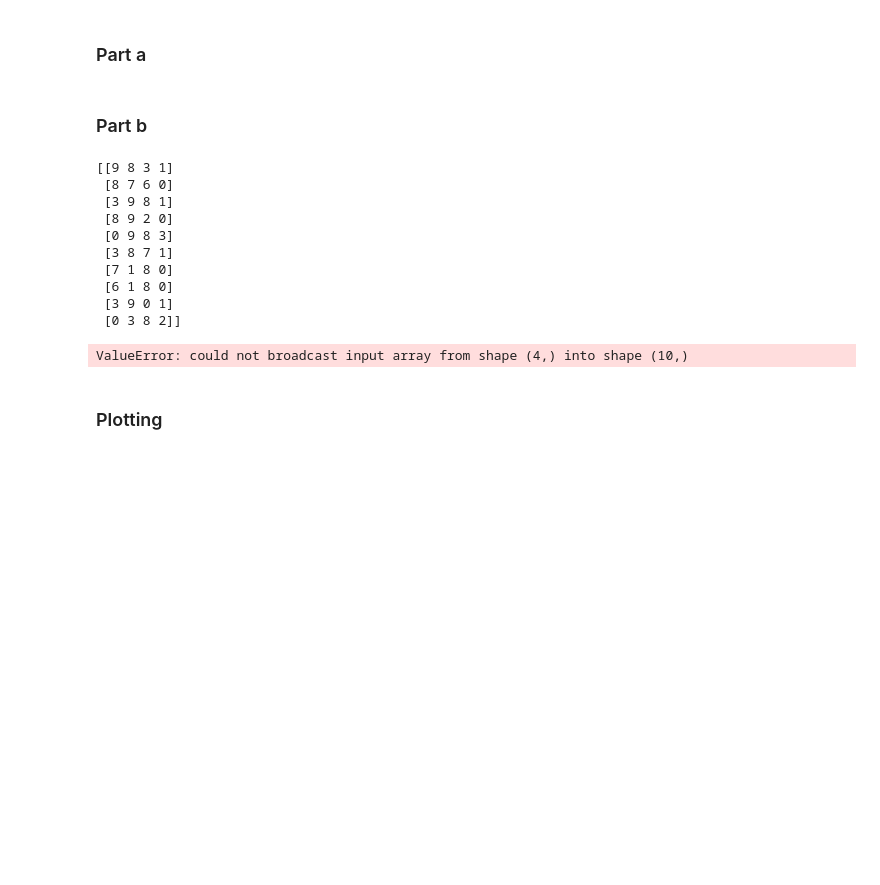
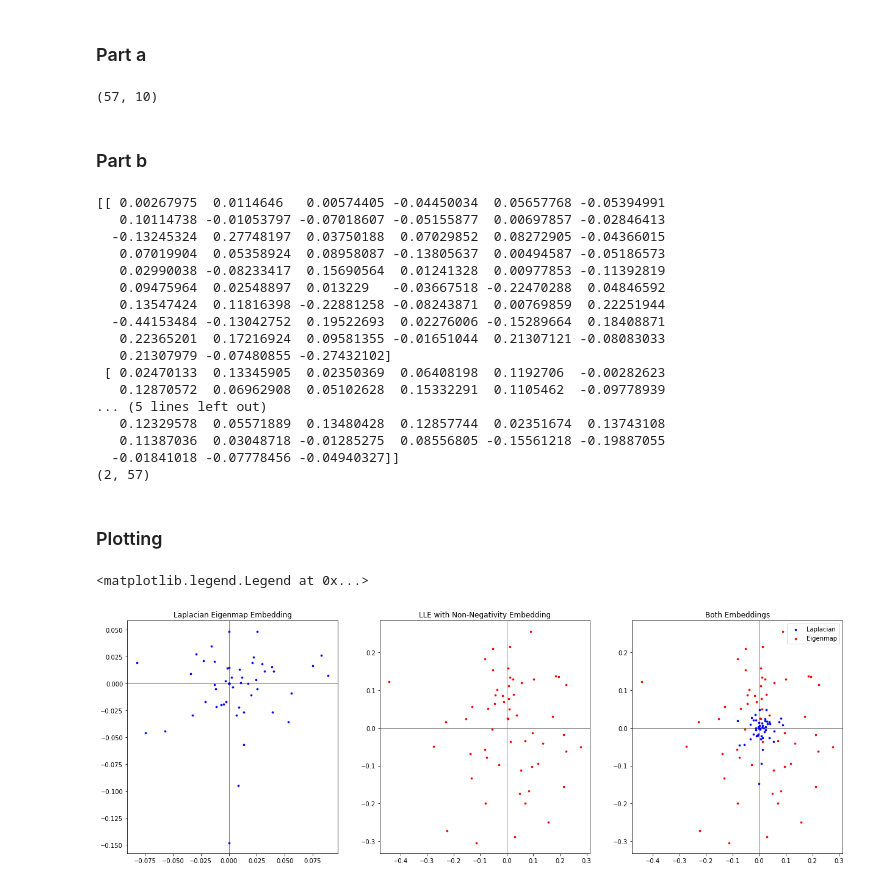
Before and after one commit to Aurathic/amsc420-project-2, a Jupyter notebook: hw3/ThirdTeamHW.ipynb, the cells around one changed output. Drawn from its saved outputs; the diff is of its cells as text; code cells hidden in the pictures; blank space fills up the shorter version.

```diff
--- a/hw3/ThirdTeamHW.ipynb
+++ b/hw3/ThirdTeamHW.ipynb
@@ -133,3 +133,6 @@ print(laplacian_eigenmap_embedding)
  [ 2.72683561e-17  1.86398182e-17]]
 # %% [markdown]
 # Exercise 2
+# %%
+laplacian_eigenmap_embedding = laplacian_eigenmap(graph,d=2)
+print(laplacian_eigenmap_embedding,laplacian_eigenmap_embedding.shape, sep="\n")
@@ -136,8 +157,11 @@ print(laplacian_eigenmap_embedding)
 # %% [markdown]
 ### Part a
 # %%
-laplacian_eigenmap_embedding = laplacian_eigenmap(graph,10)
-#print(*laplacian_eigenmap_embedding,sep="\n")
+laplacian_eigenmap_graph = laplacian_eigenmap(graph,d=10).T
+print(laplacian_eigenmap_graph.shape, sep="\n")
+#print(laplacian_eigenmap_graph,laplacian_eigenmap_graph.shape, sep="\n")
+# %% [output]
+(57, 10)
 # %% [markdown]
 ### Part b
 # %%
@@ -228,18 +224,46 @@ pass
 # %%
-K, d = 4, 2
-Y = dimension_reduction_lle_non_negativity_constraints(laplacian_eigenmap_embedding, K, d)
-print(Y, Y.shape, sep="\n")
+lle_embedding = dimension_reduction_lle_non_negativity_constraints(laplacian_eigenmap_graph, K=4, d=2)
+print(lle_embedding, lle_embedding.shape, sep="\n")
 # %% [output]
-[[9 8 3 1]
- [8 7 6 0]
- [3 9 8 1]
- [8 9 2 0]
- [0 9 8 3]
- [3 8 7 1]
- [7 1 8 0]
- [6 1 8 0]
- [3 9 0 1]
- [0 3 8 2]]
+[[ 0.00267975  0.0114646   0.00574405 -0.04450034  0.05657768 -0.05394991
+   0.10114738 -0.01053797 -0.07018607 -0.05155877  0.00697857 -0.02846413
+  -0.13245324  0.27748197  0.03750188  0.07029852  0.08272905 -0.04366015
+   0.07019904  0.05358924  0.08958087 -0.13805637  0.00494587 -0.05186573
+   0.02990038 -0.08233417  0.15690564  0.01241328  0.00977853 -0.11392819
+   0.09475964  0.02548897  0.013229   -0.03667518 -0.22470288  0.04846592
+   0.13547424  0.11816398 -0.22881258 -0.08243871  0.00769859  0.22251944
+  -0.44153484 -0.13042752  0.19522693  0.02276006 -0.15289664  0.18408871
+   0.22365201  0.17216924  0.09581355 -0.01651044  0.21307121 -0.08083033
+   0.21307979 -0.07480855 -0.27432102]
+ [ 0.02470133  0.13345905  0.02350369  0.06408198  0.1192706  -0.00282623
+   0.12870572  0.06962908  0.05102628  0.15332291  0.1105462  -0.09778939
+... (5 lines left out)
+   0.12329578  0.05571889  0.13480428  0.12857744  0.02351674  0.13743108
+   0.11387036  0.03048718 -0.01285275  0.08556805 -0.15561218 -0.19887055
+  -0.01841018 -0.07778456 -0.04940327]]
+(2, 57)
-ValueError: could not broadcast input array from shape (4,) into shape (10,)
 # %% [markdown]
 ### Plotting
+# %%
+# Plot both embeddings in two different figures,
+# and then on the same figure using different colors.
+def add_axis_lines(ax): ax.axvline(x=0, c="gray", linewidth=1, zorder=-1); ax.axhline(y=0, c="gray", linewidth=1, zorder=-1)
+
+fig, (ax1, ax2, ax3) = plt.subplots(1, 3, figsize=(21, 7))
+add_axis_lines(ax3)
+add_axis_lines(ax2)
+add_axis_lines(ax1)
+
+ax1.scatter(*laplacian_eigenmap_embedding, s=7, color="blue")
+ax1.set_title("Laplacian Eigenmap Embedding")
+
+ax2.scatter(*lle_embedding, s=7, color="red")
+ax2.set_title("LLE with Non-Negativity Embedding")
+
+ax3.scatter(*laplacian_eigenmap_embedding, s=7, color="blue", label="Laplacian")
+ax3.scatter(*lle_embedding, s=7, color="red", label="Eigenmap")
+ax3.set_title("Both Embeddings")
+ax3.legend()
+# %% [output]
+<matplotlib.legend.Legend at 0x...>
+[figure, added]
```
Also changed, not shown: parts of 3 cells of this notebook.
